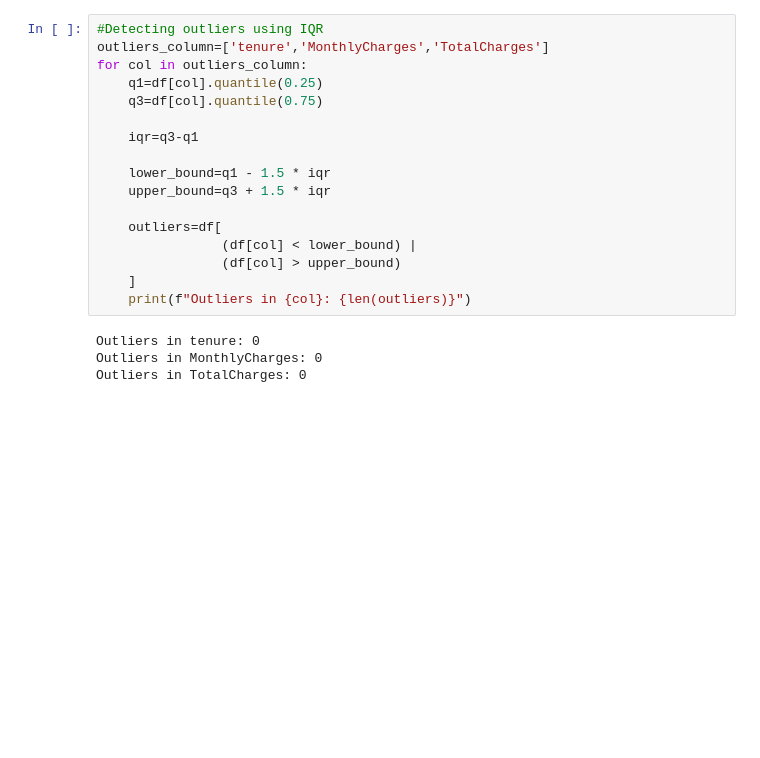
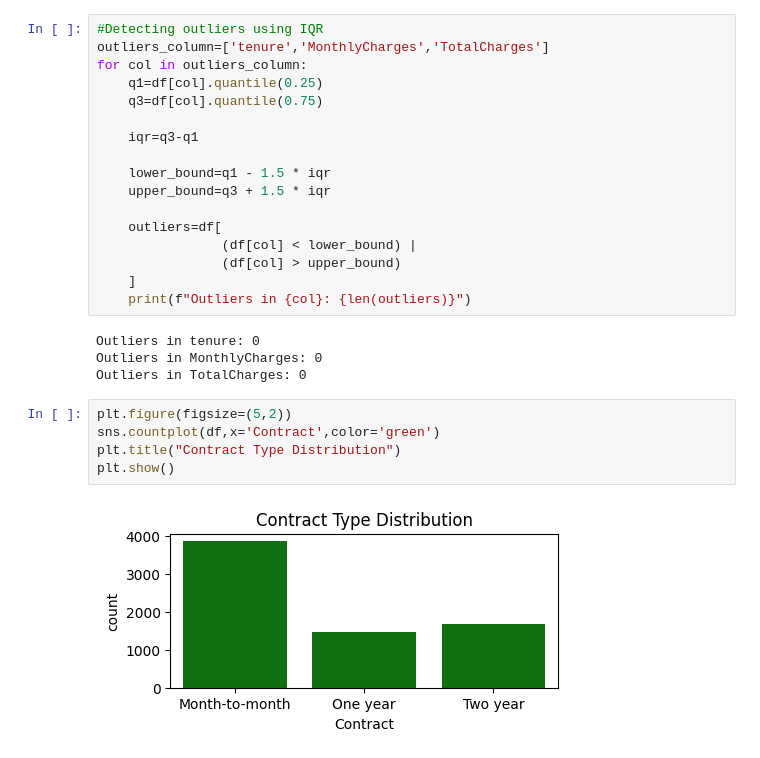
Before and after one commit to AmmarShaikh81/Customer_Churn_Analysis, a Jupyter notebook: Notebooks/Notebook1.ipynb, the cells around one changed output. Cells and saved outputs as stored; diff of their text form; blank space fills up the shorter version.

```diff
--- a/Notebooks/Notebook1.ipynb
+++ b/Notebooks/Notebook1.ipynb
@@ -260,3 +244,10 @@ for col in outliers_column:
 Outliers in tenure: 0
 Outliers in MonthlyCharges: 0
 Outliers in TotalCharges: 0
+# %%
+plt.figure(figsize=(5,2))
+sns.countplot(df,x='Contract',color='green')
+plt.title("Contract Type Distribution")
+plt.show()
+# %% [output]
+[figure, added]
```
Also changed, not shown: parts of 7 cells of this notebook.
